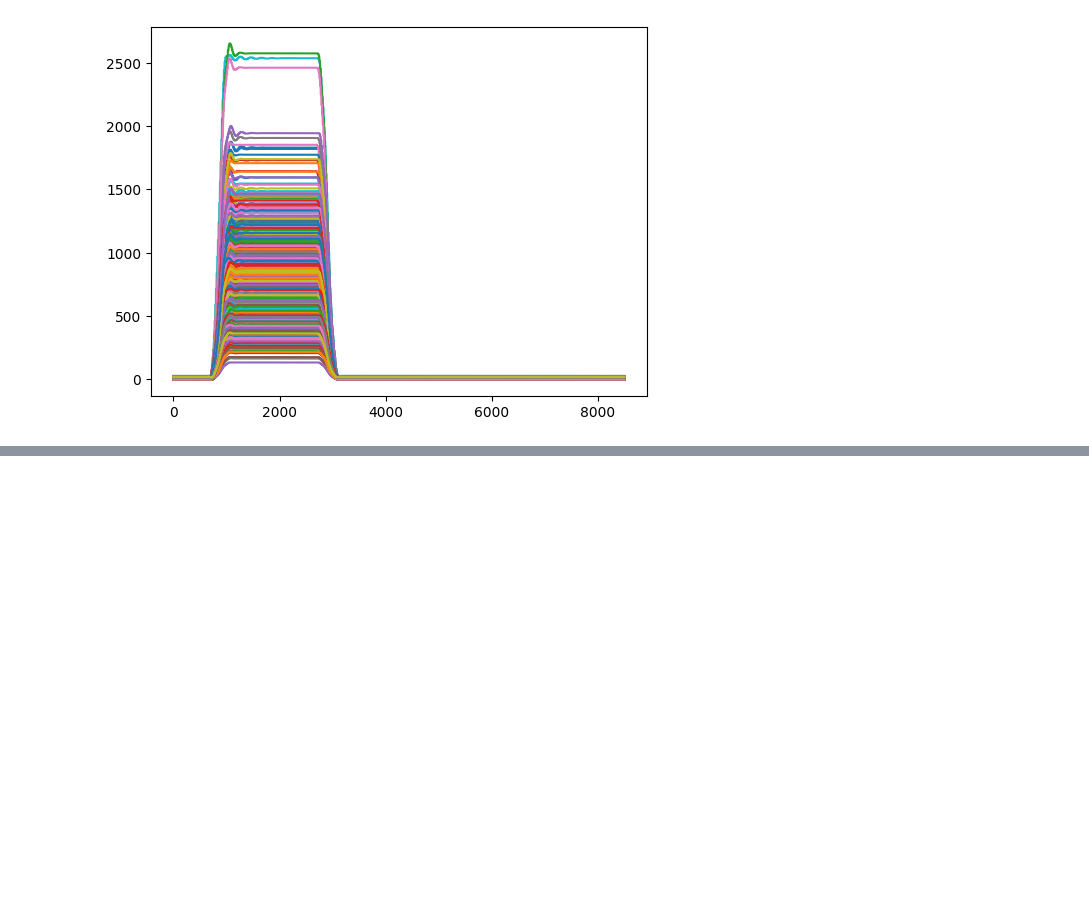
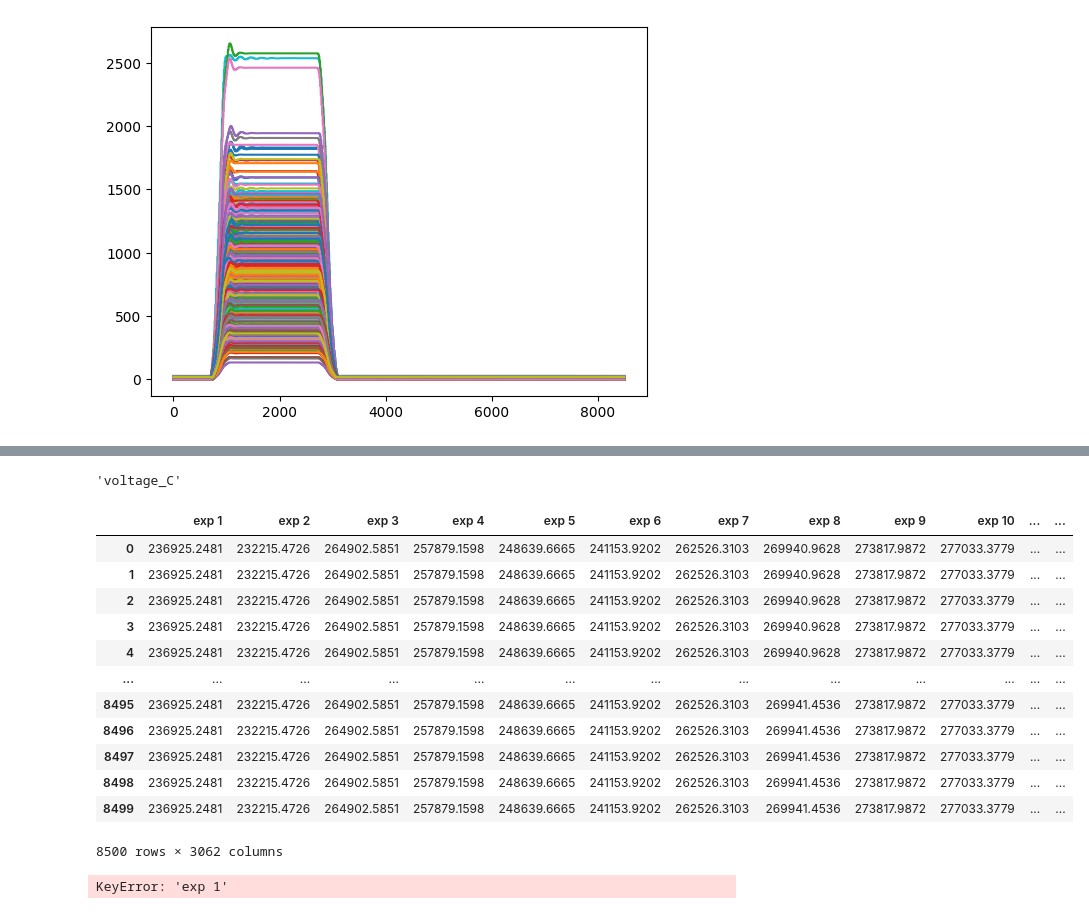
Before and after one commit to TinyEnerget/fault_location_machine_learning, a Jupyter notebook: train_data_preproc.ipynb, the cells around one changed output, grey strips where cells are left out. Drawn from its saved outputs; the diff is of its cells as text; code cells hidden in the pictures; blank space fills up the shorter version.

```diff
--- a/train_data_preproc.ipynb
+++ b/train_data_preproc.ipynb
@@ -751,0 +949,28 @@ plt.plot(current_negative_seq_begin)
+# %%
+attr_names[ord(phase) - ord('A')]
+# %% [output]
+'voltage_C'
+# %%
+from main import LearnProcess as lp
+
+t = lp()._load_data()
+# %%
+t.current_A_end
+# %% [output]
+|  | exp 1 | exp 2 | exp 3 | exp 4 | exp 5 | exp 6 | exp 7 | exp 8 | exp 9 | exp 10 | ... | ... |
+| 0 | 236925.2481 | 232215.4726 | 264902.5851 | 257879.1598 | 248639.6665 | 241153.9202 | 262526.3103 | 269940.9628 | 273817.9872 | 277033.3779 | ... | ... |
+| 1 | 236925.2481 | 232215.4726 | 264902.5851 | 257879.1598 | 248639.6665 | 241153.9202 | 262526.3103 | 269940.9628 | 273817.9872 | 277033.3779 | ... | ... |
+| 2 | 236925.2481 | 232215.4726 | 264902.5851 | 257879.1598 | 248639.6665 | 241153.9202 | 262526.3103 | 269940.9628 | 273817.9872 | 277033.3779 | ... | ... |
+| 3 | 236925.2481 | 232215.4726 | 264902.5851 | 257879.1598 | 248639.6665 | 241153.9202 | 262526.3103 | 269940.9628 | 273817.9872 | 277033.3779 | ... | ... |
+| 4 | 236925.2481 | 232215.4726 | 264902.5851 | 257879.1598 | 248639.6665 | 241153.9202 | 262526.3103 | 269940.9628 | 273817.9872 | 277033.3779 | ... | ... |
+| ... | ... | ... | ... | ... | ... | ... | ... | ... | ... | ... | ... | ... |
+| 8495 | 236925.2481 | 232215.4726 | 264902.5851 | 257879.1598 | 248639.6665 | 241153.9202 | 262526.3103 | 269941.4536 | 273817.9872 | 277033.3779 | ... | ... |
+| 8496 | 236925.2481 | 232215.4726 | 264902.5851 | 257879.1598 | 248639.6665 | 241153.9202 | 262526.3103 | 269941.4536 | 273817.9872 | 277033.3779 | ... | ... |
+| 8497 | 236925.2481 | 232215.4726 | 264902.5851 | 257879.1598 | 248639.6665 | 241153.9202 | 262526.3103 | 269941.4536 | 273817.9872 | 277033.3779 | ... | ... |
+| 8498 | 236925.2481 | 232215.4726 | 264902.5851 | 257879.1598 | 248639.6665 | 241153.9202 | 262526.3103 | 269941.4536 | 273817.9872 | 277033.3779 | ... | ... |
+| 8499 | 236925.2481 | 232215.4726 | 264902.5851 | 257879.1598 | 248639.6665 | 241153.9202 | 262526.3103 | 269941.4536 | 273817.9872 | 277033.3779 | ... | ... |
+8500 rows × 3062 columns
+# %%
+t._preprocessing()
+# %% [output]
+KeyError: 'exp 1'
```
Also changed, not shown: parts of 4 cells of this notebook, 2 other files.
